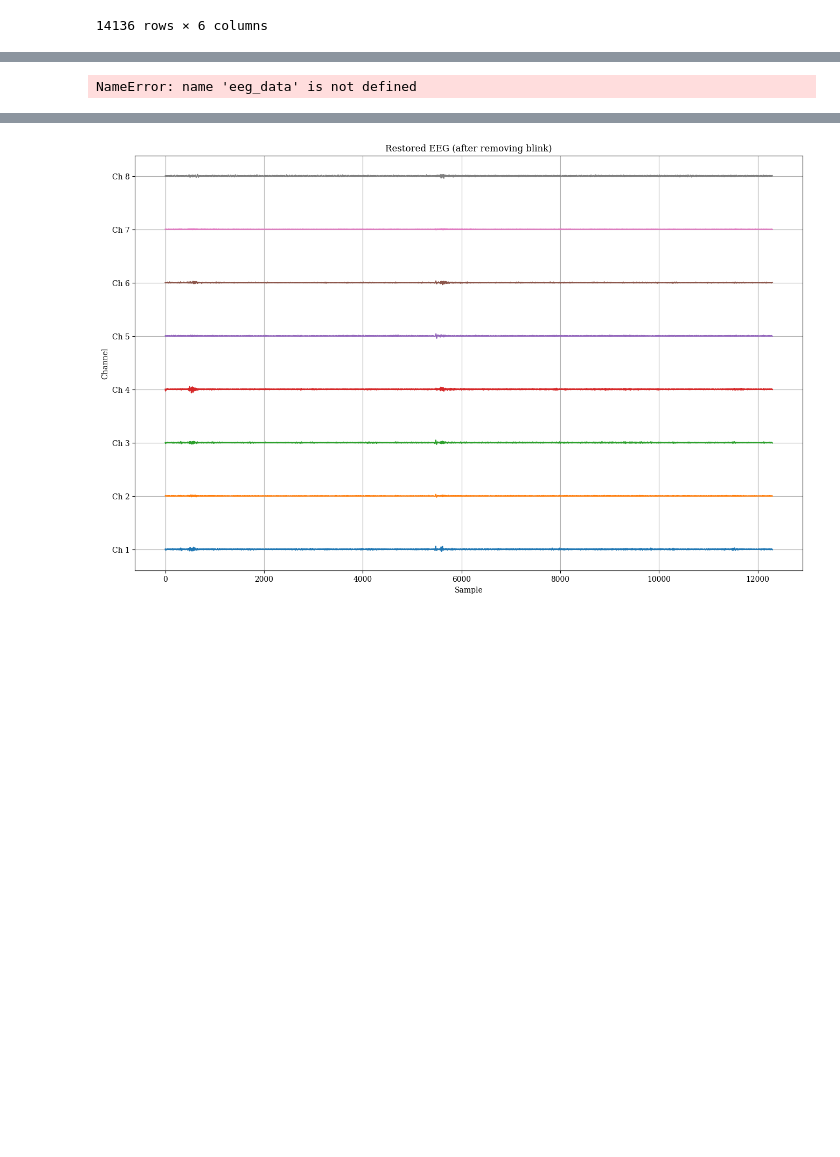
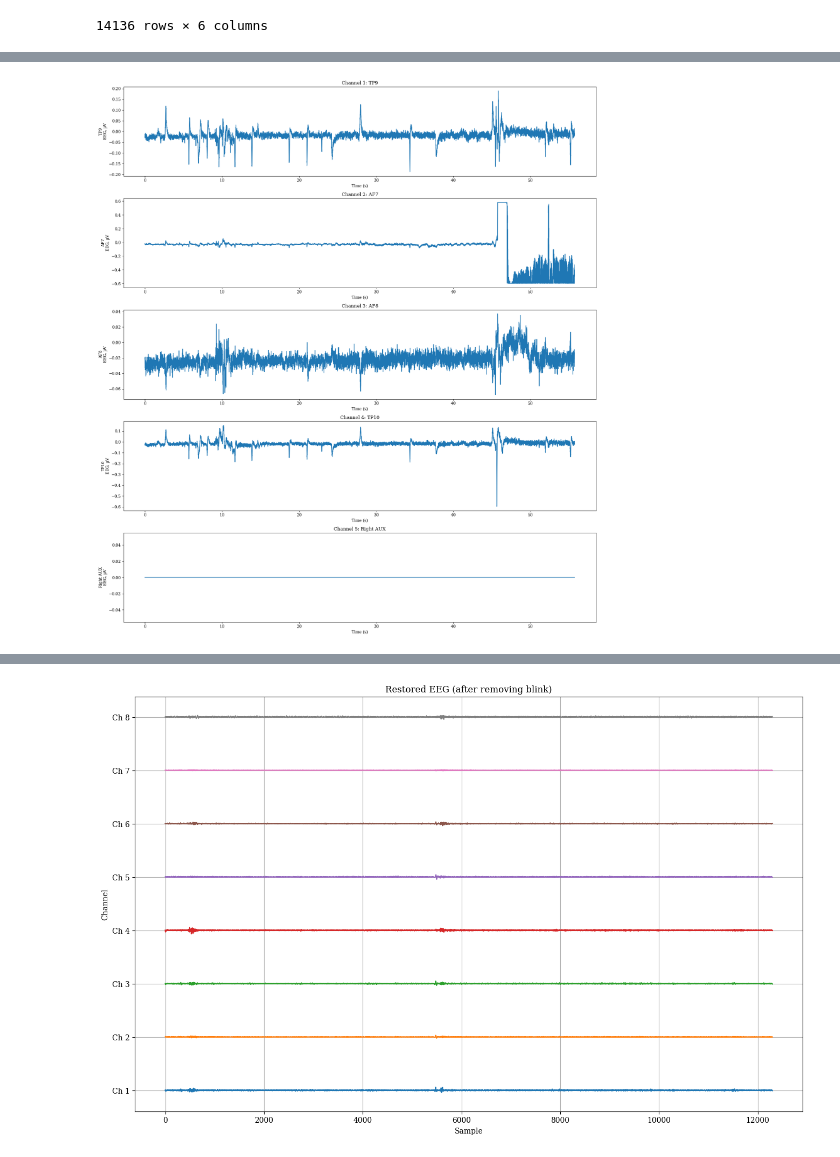
Before and after one commit to andgaspez/corpo_coraje, a Jupyter notebook: pipeline.ipynb, the cells around one changed output, grey strips where cells are left out. Cells and saved outputs as stored; diff of their text form; code cells hidden in the pictures; blank space fills up the shorter version.

```diff
--- a/pipeline.ipynb
+++ b/pipeline.ipynb
@@ -46,34 +47,36 @@ Since, there are 18363 samples, the trial lasts: 73.452s. Nyquist's freq: 125.0
 # %%
+
 def plot_all_eeg_channels(eeg_data, show_time=True):
-    fig, axes = plt.subplots(8, 1, figsize=(18, 20))  # 8 channels × 1 full-length plot each
+    fig, axes = plt.subplots(5, 1, figsize=(18, 20))  # 5 EEG channels
+    channel_labels = eeg_data.columns[1:]  # Skip the timestamp column
 
-    for ch in range(8):
+    for ch in range(5):
         ax = axes[ch]
 
         # Extract and scale data
-        data = eeg_data.iloc[200:, ch]
+        data = eeg_data.iloc[200:, ch + 1]  # Skip timestamp column
         data = 10000 * data / 16777215  # Convert to microvolts
 
         # Time or sample x-axis
         if show_time:
             x = [i / sampling_rate for i in range(len(data))]
             xlabel = "Time (s)"
         else:
             x = list(range(len(data)))
             xlabel = "Sample"
 
         # Plot
         ax.plot(x, data)
         ax.set_xlabel(xlabel)
-        ax.set_ylabel(f'Ch {ch}\nEEG, uV')
-        ax.set_title(f'Channel {ch}')
+        ax.set_ylabel(f'{channel_labels[ch]}\nEEG, µV')
+        ax.set_title(f'Channel {ch+1}: {channel_labels[ch]}')
 
     plt.tight_layout()
     plt.show()
 
 plot_all_eeg_channels(eeg_data, show_time=True)
 # %% [output]
-NameError: name 'eeg_data' is not defined
+[figure, added]
 # %%
 def butter_highpass_filter(data, cutoff, order):
     """High-Pass Butterworth filter
```
Also changed, not shown: parts of 6 cells of this notebook, 1 other file.
